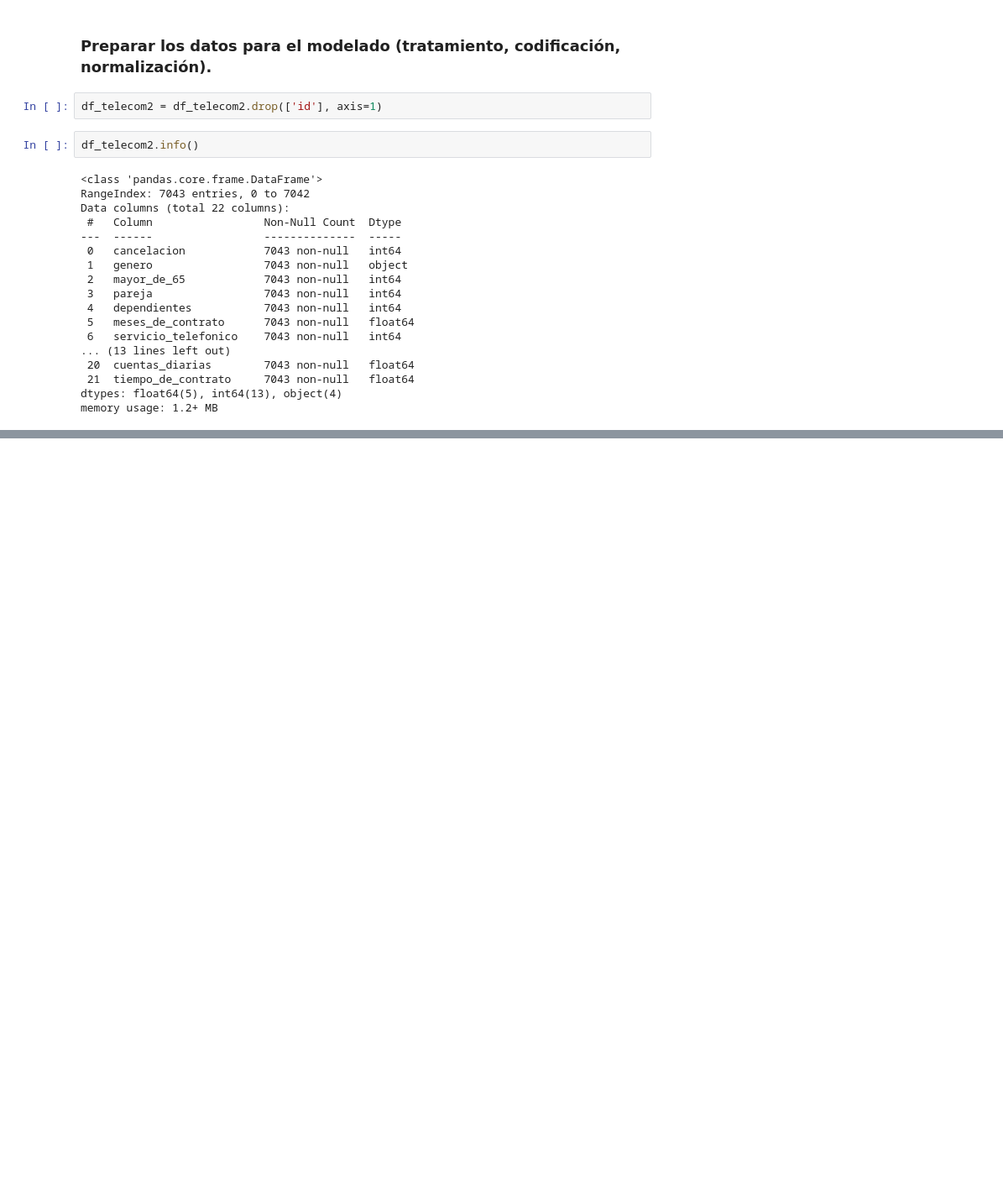
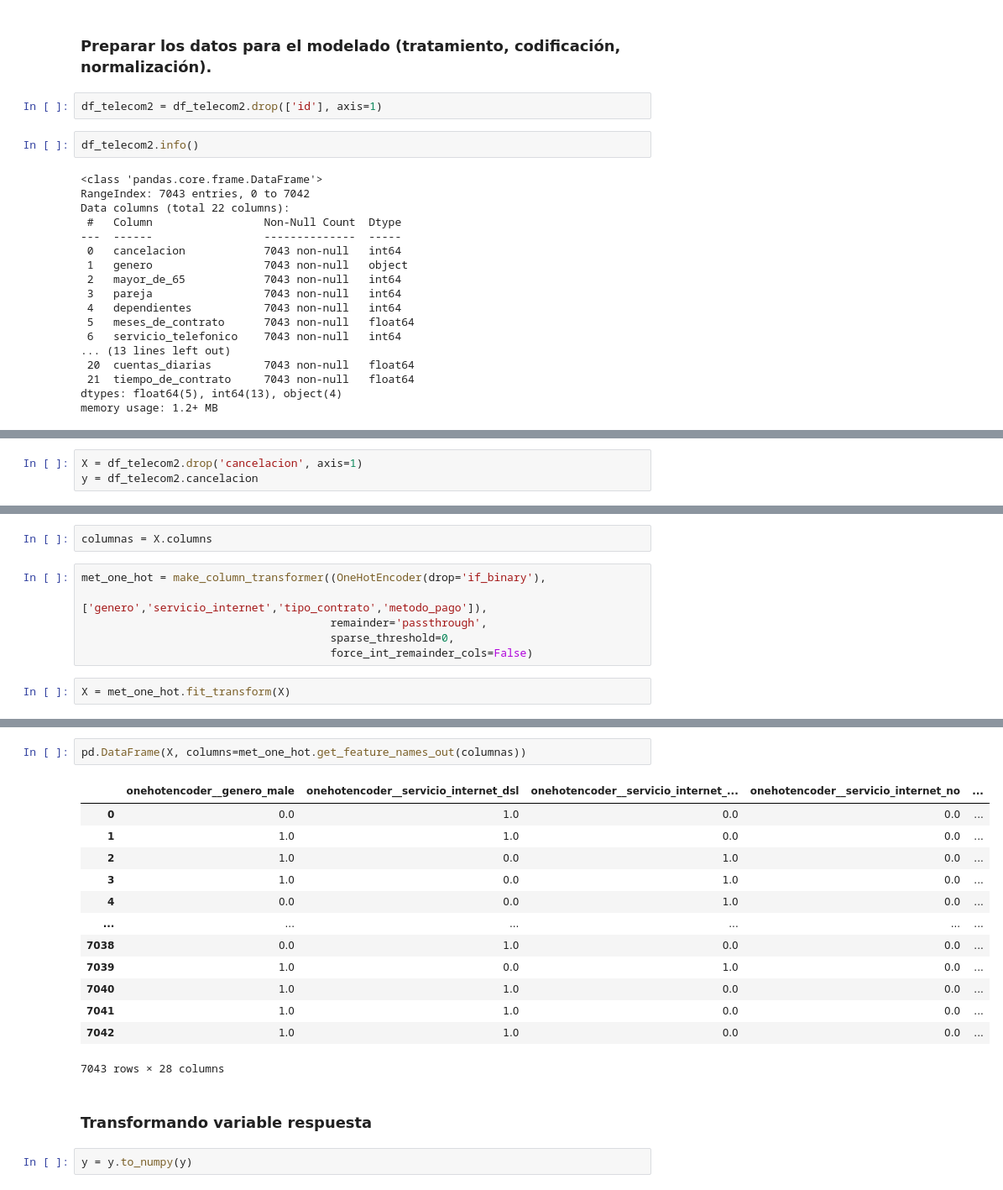
Before and after one commit to arnaldourbina/desafio_telecom_x_2, a Jupyter notebook: Desafio_TelecomX2.ipynb, the cells around one changed output, grey strips where cells are left out. Shown at 84% size. Drawn from its saved outputs; the diff is of its cells as text; blank space fills up the shorter version.

```diff
--- a/Desafio_TelecomX2.ipynb
+++ b/Desafio_TelecomX2.ipynb
@@ -51,0 +58,3 @@ Index(['genero', 'servicio_internet', 'tipo_contrato', 'metodo_pago'], dtype='ob
+# %%
+X = df_telecom2.drop('cancelacion', axis=1)
+y = df_telecom2.cancelacion
@@ -51,0 +66,10 @@ Index(['genero', 'servicio_internet', 'tipo_contrato', 'metodo_pago'], dtype='ob
+# %%
+columnas = X.columns
+# %%
+met_one_hot = make_column_transformer((OneHotEncoder(drop='if_binary'),
+                                      ['genero','servicio_internet','tipo_contrato','metodo_pago']),
+                                      remainder='passthrough',
+                                      sparse_threshold=0,
+                                      force_int_remainder_cols=False)
+# %%
+X = met_one_hot.fit_transform(X)
@@ -51,0 +96,20 @@ Index(['genero', 'servicio_internet', 'tipo_contrato', 'metodo_pago'], dtype='ob
+# %%
+pd.DataFrame(X, columns=met_one_hot.get_feature_names_out(columnas))
+# %% [output]
+|  | onehotencoder__genero_male | onehotencoder__servicio_internet_dsl | onehotencoder__servicio_internet_... | onehotencoder__servicio_internet_no | ... |
+| 0 | 0.0 | 1.0 | 0.0 | 0.0 | ... |
+| 1 | 1.0 | 1.0 | 0.0 | 0.0 | ... |
+| 2 | 1.0 | 0.0 | 1.0 | 0.0 | ... |
+| 3 | 1.0 | 0.0 | 1.0 | 0.0 | ... |
+| 4 | 0.0 | 0.0 | 1.0 | 0.0 | ... |
+| ... | ... | ... | ... | ... | ... |
+| 7038 | 0.0 | 1.0 | 0.0 | 0.0 | ... |
+| 7039 | 1.0 | 0.0 | 1.0 | 0.0 | ... |
+| 7040 | 1.0 | 1.0 | 0.0 | 0.0 | ... |
+| 7041 | 1.0 | 1.0 | 0.0 | 0.0 | ... |
+| 7042 | 1.0 | 1.0 | 0.0 | 0.0 | ... |
+7043 rows × 28 columns
+# %% [markdown]
+### Transformando variable respuesta
+# %%
+y = y.to_numpy(y)
```
Also changed, not shown: parts of 16 cells of this notebook.
